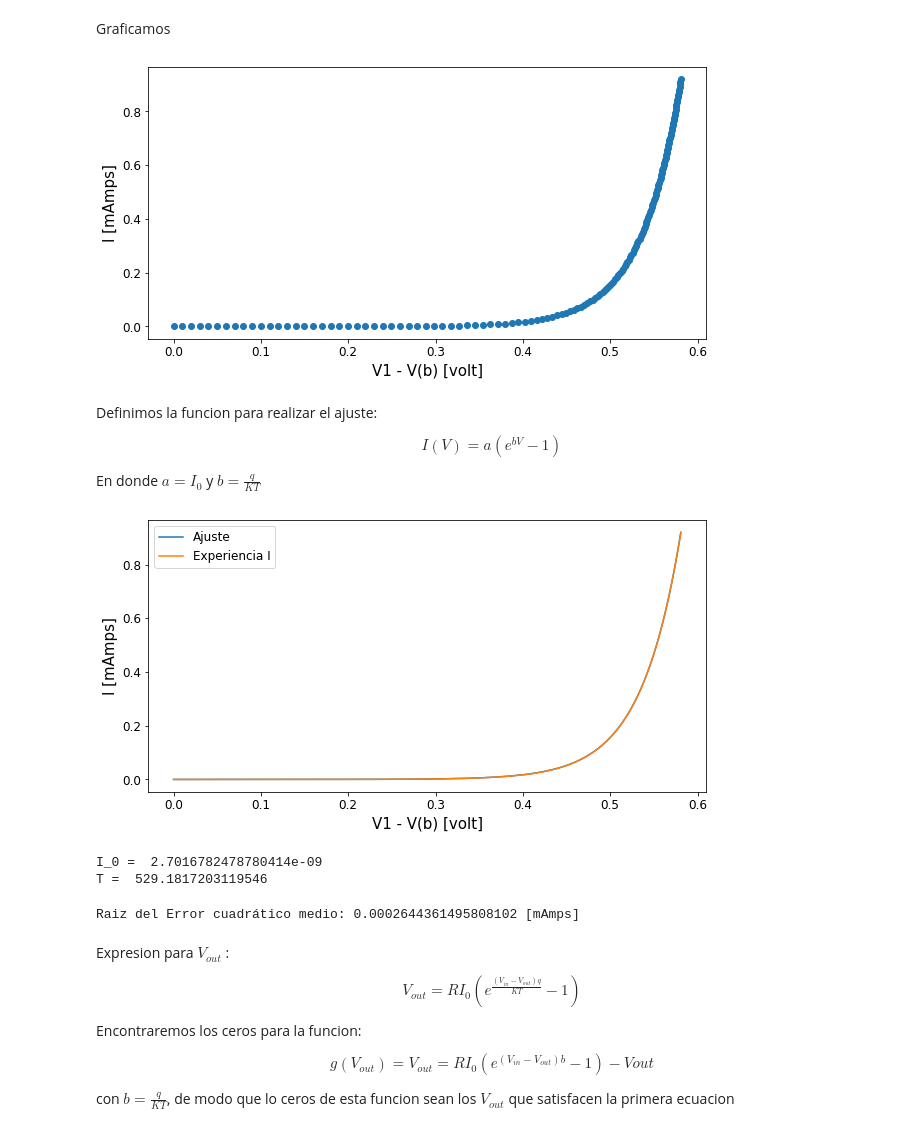
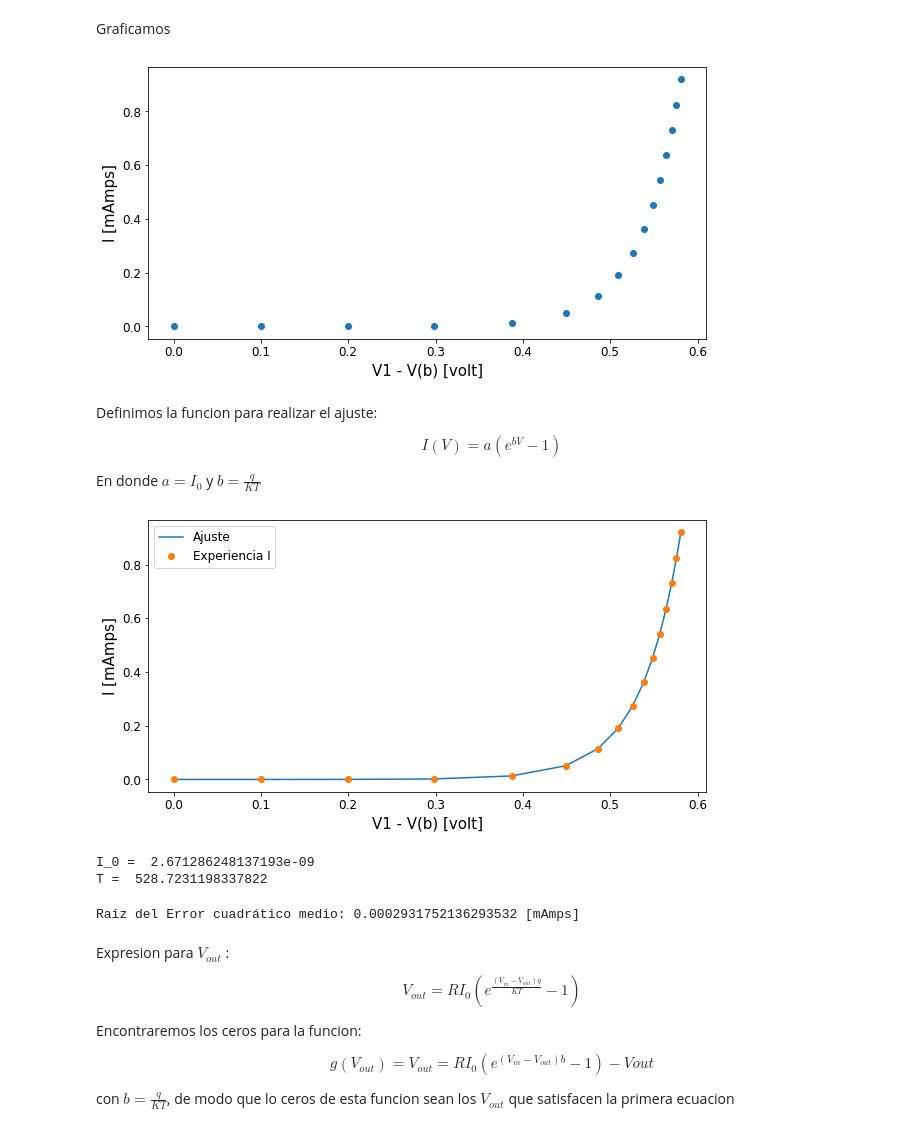
Before and after one commit to vecheto/astro_experimental, a Jupyter notebook: Tarea 3/codigo.ipynb, the cells around one changed output. Drawn from its saved outputs; the diff is of its cells as text; code cells hidden in the pictures.

```diff
--- a/Tarea 3/codigo.ipynb
+++ b/Tarea 3/codigo.ipynb
@@ -12,7 +12,7 @@ from scipy.interpolate import CubicSpline
 # %% [markdown]
 Extraimos los datos del primer circuito en un dataframe
 # %%
-datos=pd.read_table('circuito1.txt',header=0)
+datos=pd.read_table('circuitos/circuito1.txt',header=0)
 # %% [markdown]
 Graficamos
 # %%
@@ -27,7 +27,7 @@ plt.xticks(fontsize=12)
 plt.yticks(fontsize=12)
 plt.show()
 # %% [output]
-[figure, old version]
+[figure, new version]
 # %% [markdown]
 Definimos la funcion para realizar el ajuste:
 
@@ -44,30 +44,30 @@ def corriente_I(V, a, b):
 # %%
 # fiteo
 I_fit = curve_fit(corriente_I, V, I)
 I_teo = corriente_I(V, I_fit[0][0], I_fit[0][1])
 
 # graficamos
 plt.figure(figsize=(10,5))
 plt.plot(V, 1000*I_teo, label='Ajuste')
-plt.plot(V, 1000*I, label='Experiencia I')
+plt.plot(V, 1000*I, 'o', label='Experiencia I')
 plt.xlabel('V1 - V(b) [volt]', size=15)
 plt.ylabel('I [mAmps]', size=15)
 plt.xticks(fontsize=12)
 plt.yticks(fontsize=12)
 plt.legend(prop={'size': 12})
 plt.show()
 
 print('I_0 = ', I_fit[0][0] )
 print('T = ', q/(K*I_fit[0][1]))
 # %% [output]
-[figure, old version]
+[figure, new version]
-I_0 =  2.7016782478780414e-09
-T =  529.1817203119546
+I_0 =  2.671286248137193e-09
+T =  528.7231198337822
 # %%
 RMS = np.sqrt(sum((I_teo-I)**2)/(len(I)))
 print('Raiz del Error cuadrático medio:', RMS*1000, '[mAmps]')
 # %% [output]
-Raiz del Error cuadrático medio: 0.0002644361495808102 [mAmps]
+Raiz del Error cuadrático medio: 0.0002931752136293532 [mAmps]
 # %% [markdown]
 Expresion para $V_{out}$ :
 
```
Also changed, not shown: parts of 18 cells of this notebook, 29 other files.
